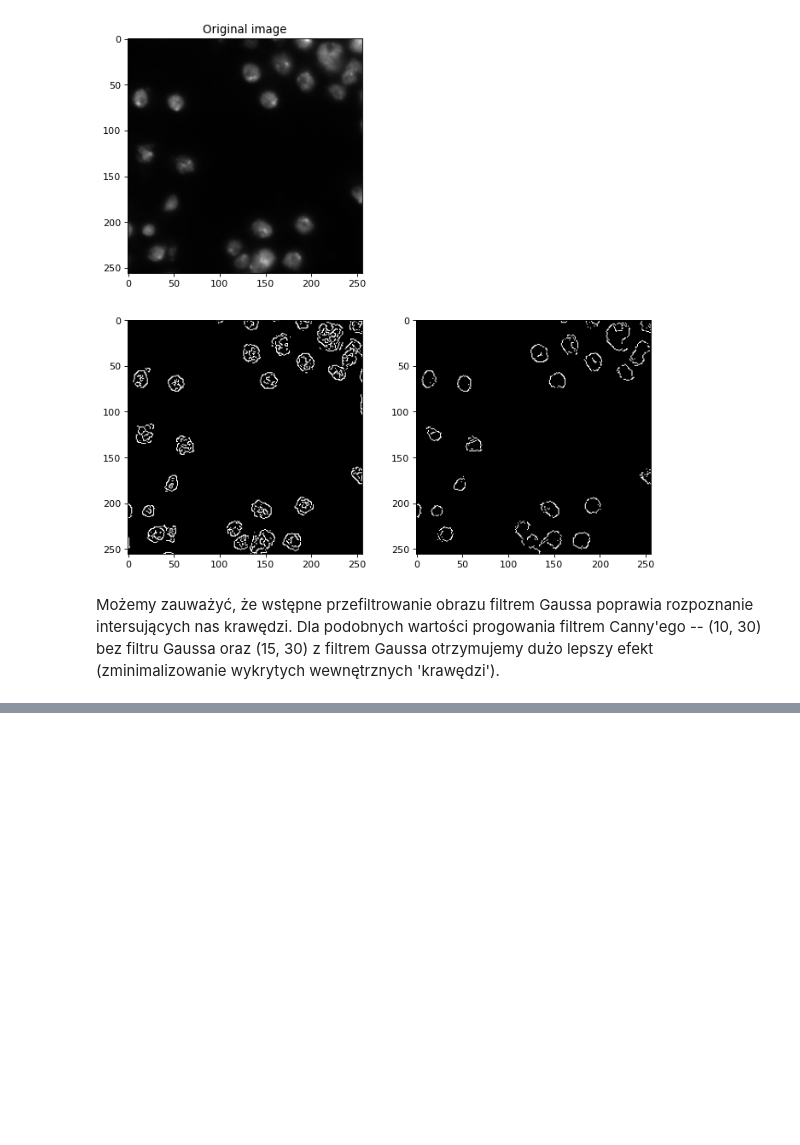
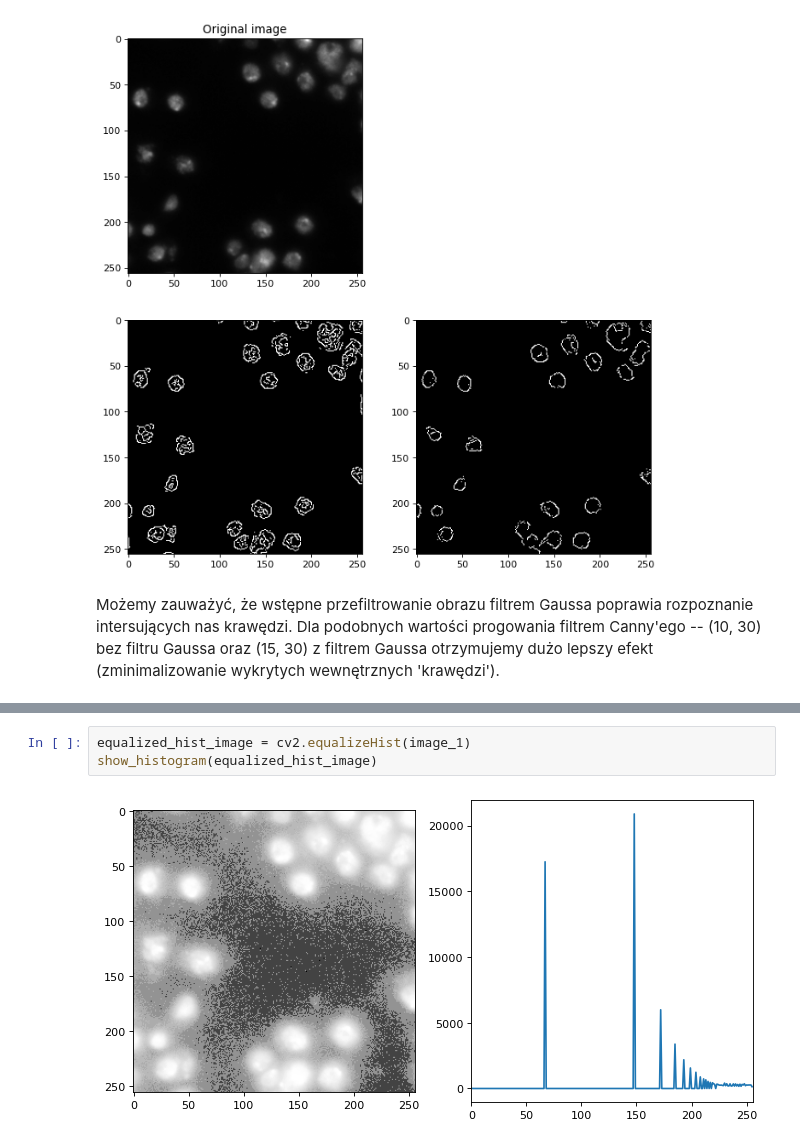
Before and after one commit to profjefer/biological-cells-counter, a Jupyter notebook: jupyter-notebooks/canny_filter.ipynb, the cells around one changed output, grey strips where cells are left out. Drawn from its saved outputs; the diff is of its cells as text; blank space fills up the shorter version.

```diff
--- a/jupyter-notebooks/canny_filter.ipynb
+++ b/jupyter-notebooks/canny_filter.ipynb
@@ -147,0 +167,5 @@ Możemy zauważyć, że wstępne przefiltrowanie obrazu filtrem Gaussa poprawia
+# %%
+equalized_hist_image = cv2.equalizeHist(image_1)
+show_histogram(equalized_hist_image)
+# %% [output]
+[figure, added]
```
Also changed, not shown: parts of 10 cells of this notebook.
